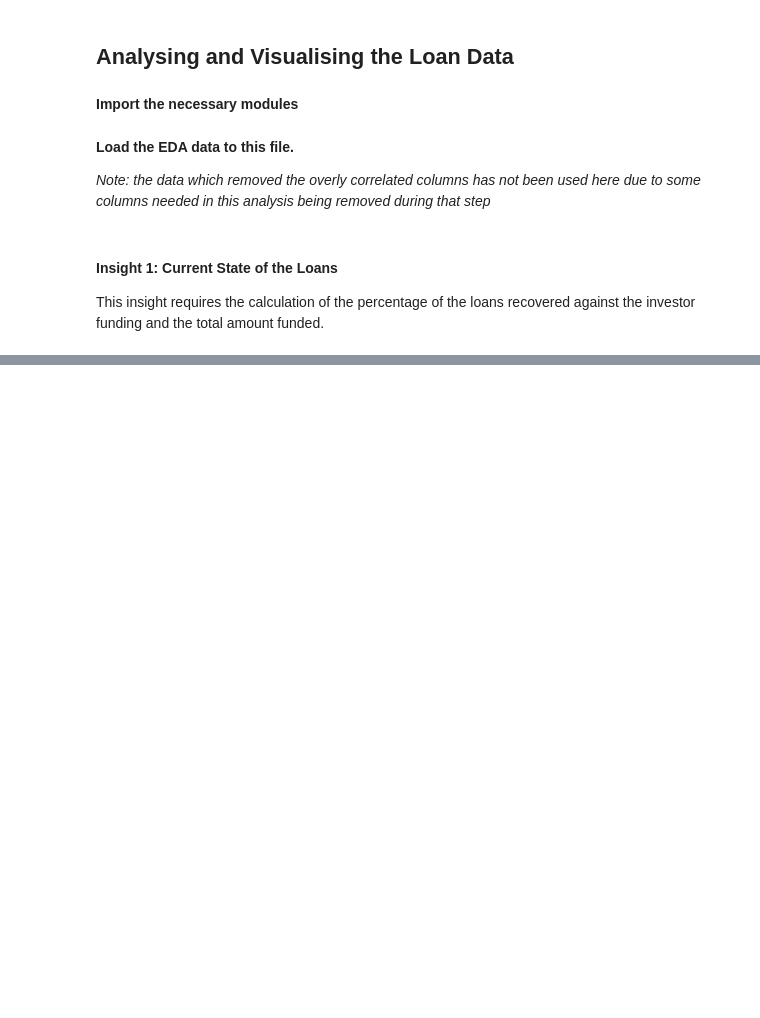
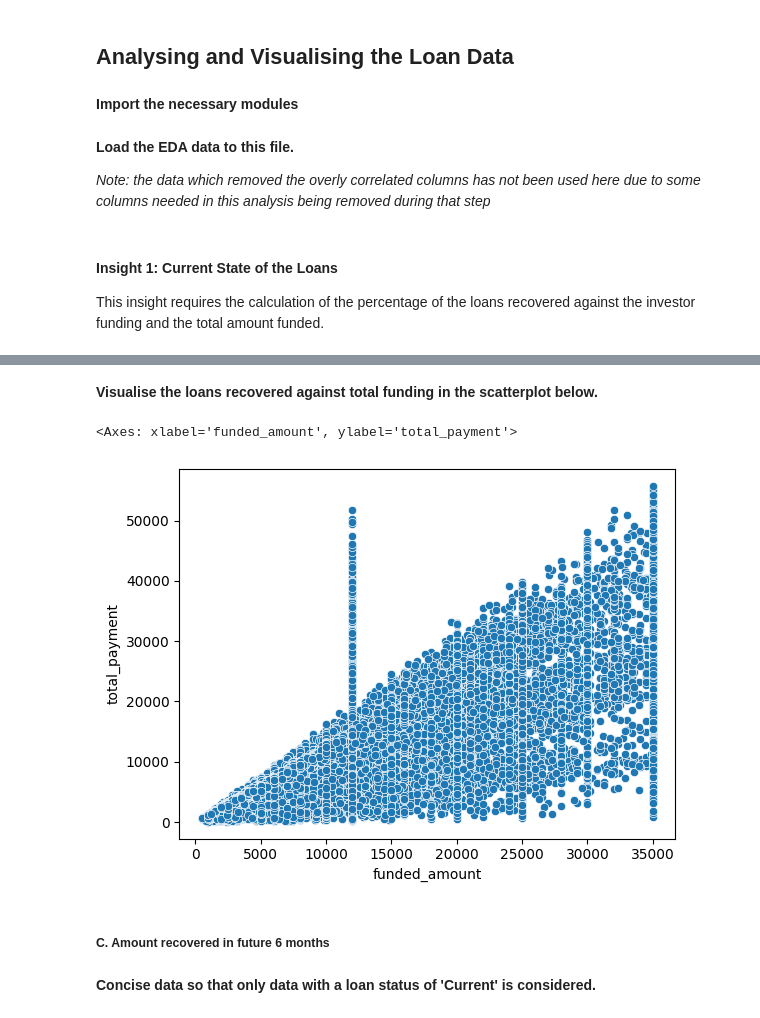
Before and after one commit to Shreeya-R/exploratory-data-analysis---customer-loans-in-finance, a Jupyter notebook: analysis_visualisation.ipynb, the cells around one changed output, grey strips where cells are left out. Saved outputs shown, nothing was run; the diff lists cells and outputs as text; code cells hidden in the pictures; blank space fills up the shorter version.

```diff
--- a/analysis_visualisation.ipynb
+++ b/analysis_visualisation.ipynb
@@ -21,0 +58,11 @@ Total investor funding for the loans is 697351603.4909245.
+# %% [markdown]
+__Visualise the loans recovered against total funding in the scatterplot below.__
+# %%
+sns.scatterplot(x = EDA_data['funded_amount'], y = EDA_data['total_payment'])
+# %% [output]
+<Axes: xlabel='funded_amount', ylabel='total_payment'>
+[figure, added]
+# %% [markdown]
+##### __C. Amount recovered in future 6 months__
+# %% [markdown]
+__Concise data so that only data with a loan status of 'Current' is considered.__
```
Also changed, not shown: parts of 60 cells of this notebook.
